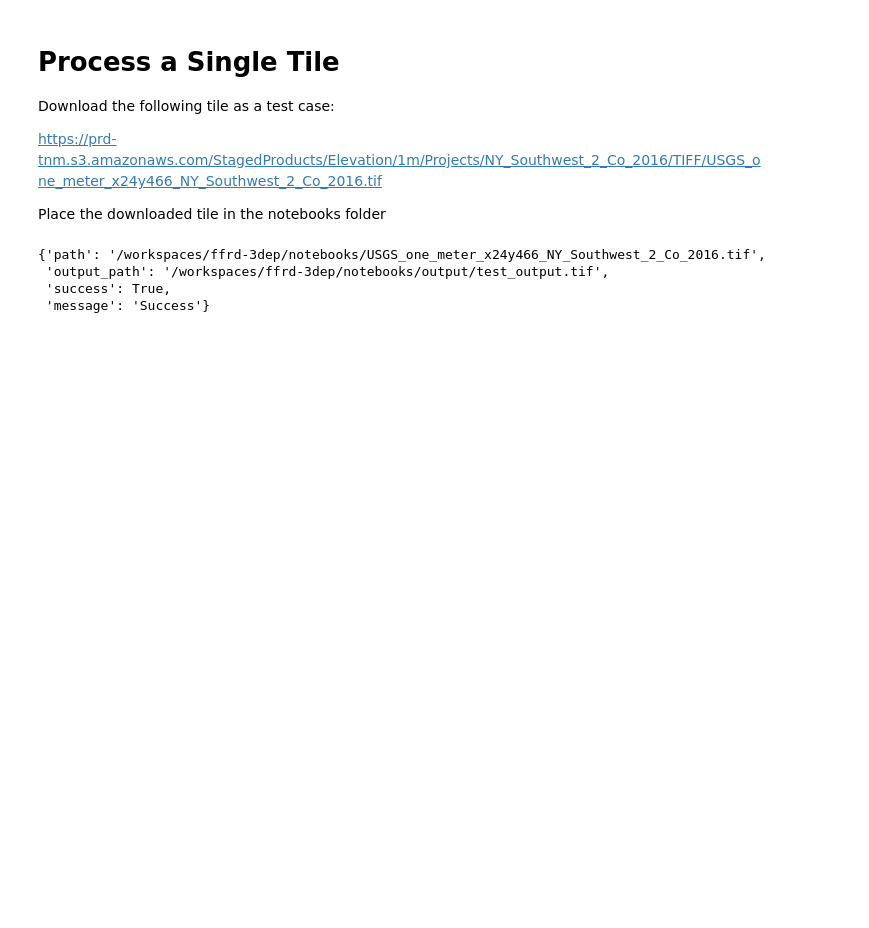
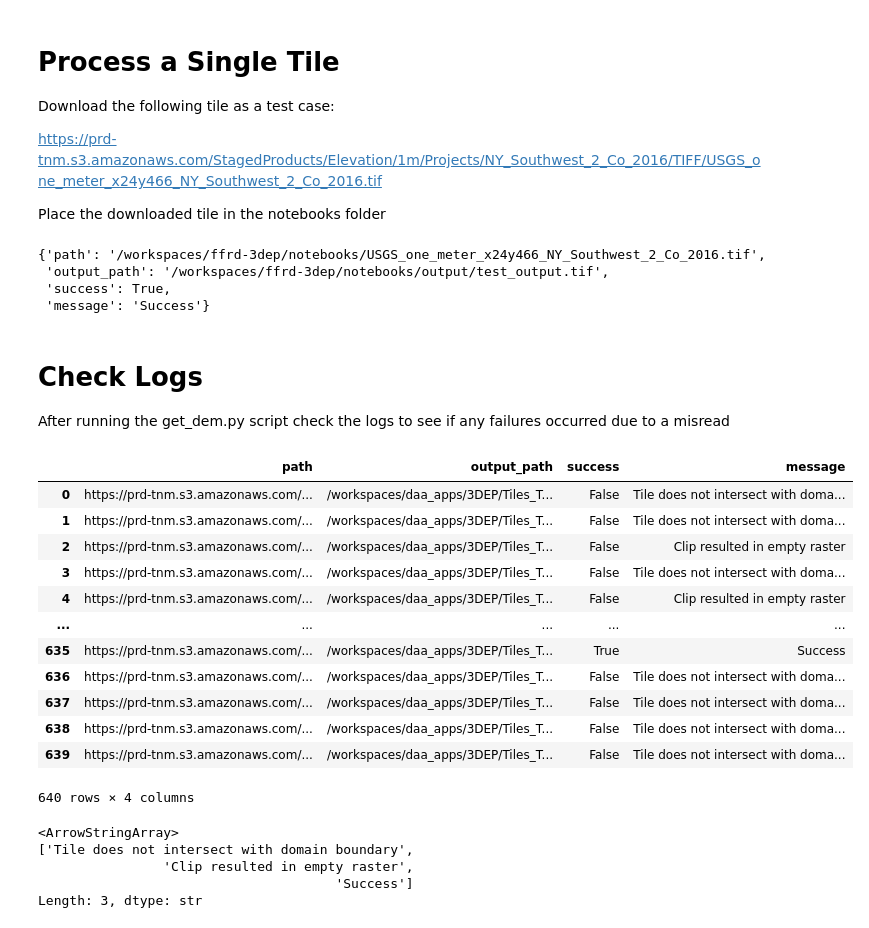
Before and after one commit to fema-ffrd/ffrd-3dep, a Jupyter notebook: notebooks/demo.ipynb, the cells around one changed output. Saved outputs shown, nothing was run; the diff lists cells and outputs as text; code cells hidden in the pictures; blank space fills up the shorter version.

```diff
--- a/notebooks/demo.ipynb
+++ b/notebooks/demo.ipynb
@@ -4,6 +4,7 @@ Prepare the lookup grids/tiles to use for querying The National Map API for 3DEP
 # %%
 import os
 import sys
+import pandas as pd
 import geopandas as gpd
 
 sys.path.append("/workspaces/ffrd-3dep/src")
@@ -12,6 +13,7 @@ from tnm.tnm import prep_domain, process_single_dem
 
 grids_file = "/workspaces/ffrd-3dep/data/input/grids/10_km_cell_grid.parquet"
 domain_file = "/workspaces/ffrd-3dep/data/input/domain/allegheny.geojson"
+logs_file = "/workspaces/ffrd-3dep/data/output/logs/logs.csv"
 
 BUFFER = 5000 # Buffer distance in feet
 TARGET_CRS = """PROJCS["USA_Contiguous_Albers_Equal_Area_Conic_FFRD",GEOGCS["GCS_North_American_1983",DATUM["D_North_American_1983",SPHEROID["GRS_1980",6378137.0,298.257222101]],PRIMEM["Greenwich",0.0],UNIT["Degree",0.0174532925199433]],PROJECTION["Albers"],PARAMETER["False_Easting",0.0],PARAMETER["False_Northing",0.0],PARAMETER["Central_Meridian",-96.0],PARAMETER["Standard_Parallel_1",29.5],PARAMETER["Standard_Parallel_2",45.5],PARAMETER["Latitude_Of_Origin",23.0],UNIT["Foot",0.3048]]"""
@@ -80,3 +82,31 @@ result
  'output_path': '/workspaces/ffrd-3dep/notebooks/output/test_output.tif',
  'success': True,
  'message': 'Success'}
+# %% [markdown]
+# Check Logs
+After running the get_dem.py script check the logs to see if any failures occurred due to a misread
+# %%
+logs_df = pd.read_csv(logs_file)
+logs_df
+# %% [output]
+|  | path | output_path | success | message |
+| 0 | https://prd-tnm.s3.amazonaws.com/... | /workspaces/daa_apps/3DEP/Tiles_T... | False | Tile does not intersect with doma... |
+| 1 | https://prd-tnm.s3.amazonaws.com/... | /workspaces/daa_apps/3DEP/Tiles_T... | False | Tile does not intersect with doma... |
+| 2 | https://prd-tnm.s3.amazonaws.com/... | /workspaces/daa_apps/3DEP/Tiles_T... | False | Clip resulted in empty raster |
+| 3 | https://prd-tnm.s3.amazonaws.com/... | /workspaces/daa_apps/3DEP/Tiles_T... | False | Tile does not intersect with doma... |
+| 4 | https://prd-tnm.s3.amazonaws.com/... | /workspaces/daa_apps/3DEP/Tiles_T... | False | Clip resulted in empty raster |
+| ... | ... | ... | ... | ... |
+| 635 | https://prd-tnm.s3.amazonaws.com/... | /workspaces/daa_apps/3DEP/Tiles_T... | True | Success |
+| 636 | https://prd-tnm.s3.amazonaws.com/... | /workspaces/daa_apps/3DEP/Tiles_T... | False | Tile does not intersect with doma... |
+| 637 | https://prd-tnm.s3.amazonaws.com/... | /workspaces/daa_apps/3DEP/Tiles_T... | False | Tile does not intersect with doma... |
+| 638 | https://prd-tnm.s3.amazonaws.com/... | /workspaces/daa_apps/3DEP/Tiles_T... | False | Tile does not intersect with doma... |
+| 639 | https://prd-tnm.s3.amazonaws.com/... | /workspaces/daa_apps/3DEP/Tiles_T... | False | Tile does not intersect with doma... |
+640 rows × 4 columns
+# %%
+logs_df.message.unique()
+# %% [output]
+<ArrowStringArray>
+['Tile does not intersect with domain boundary',
+                'Clip resulted in empty raster',
+                                      'Success']
+Length: 3, dtype: str
```
Also changed, not shown: parts of 1 cell of this notebook.
